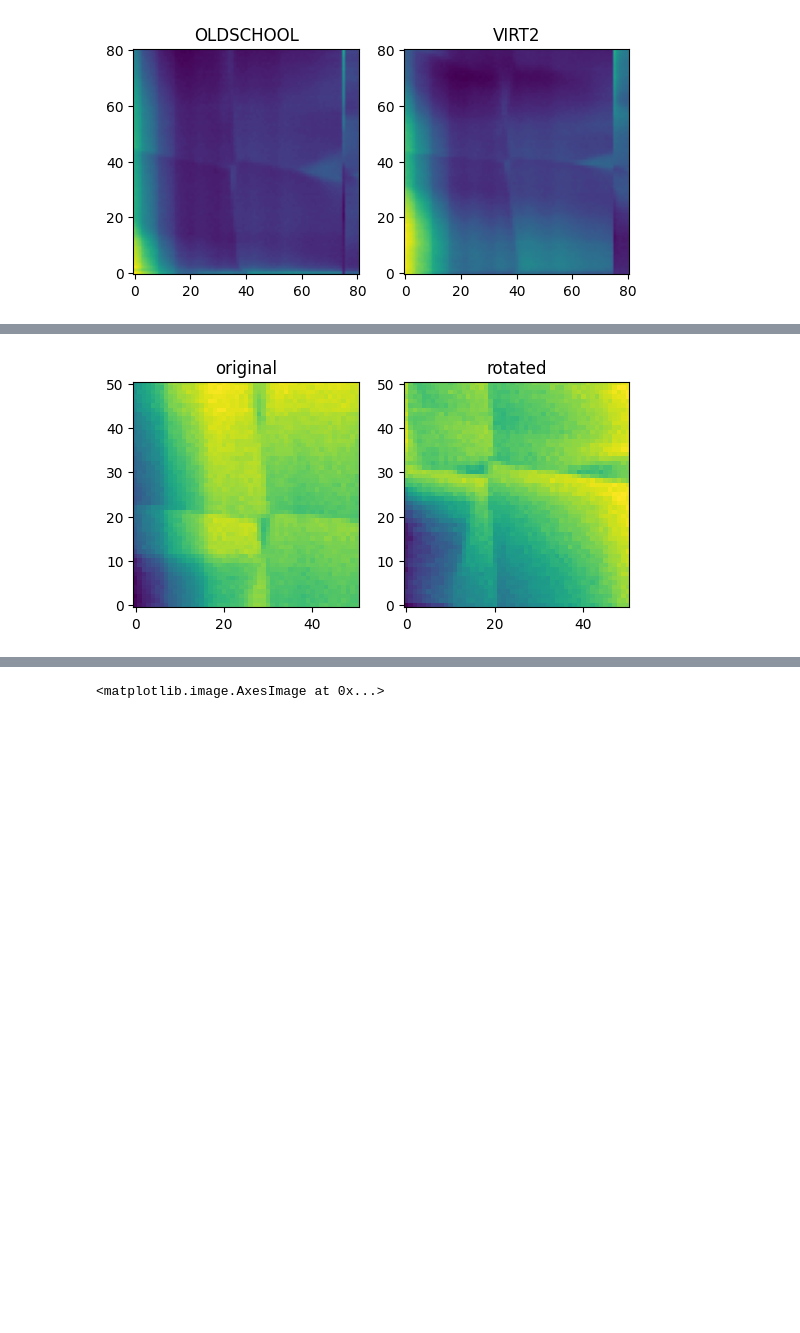
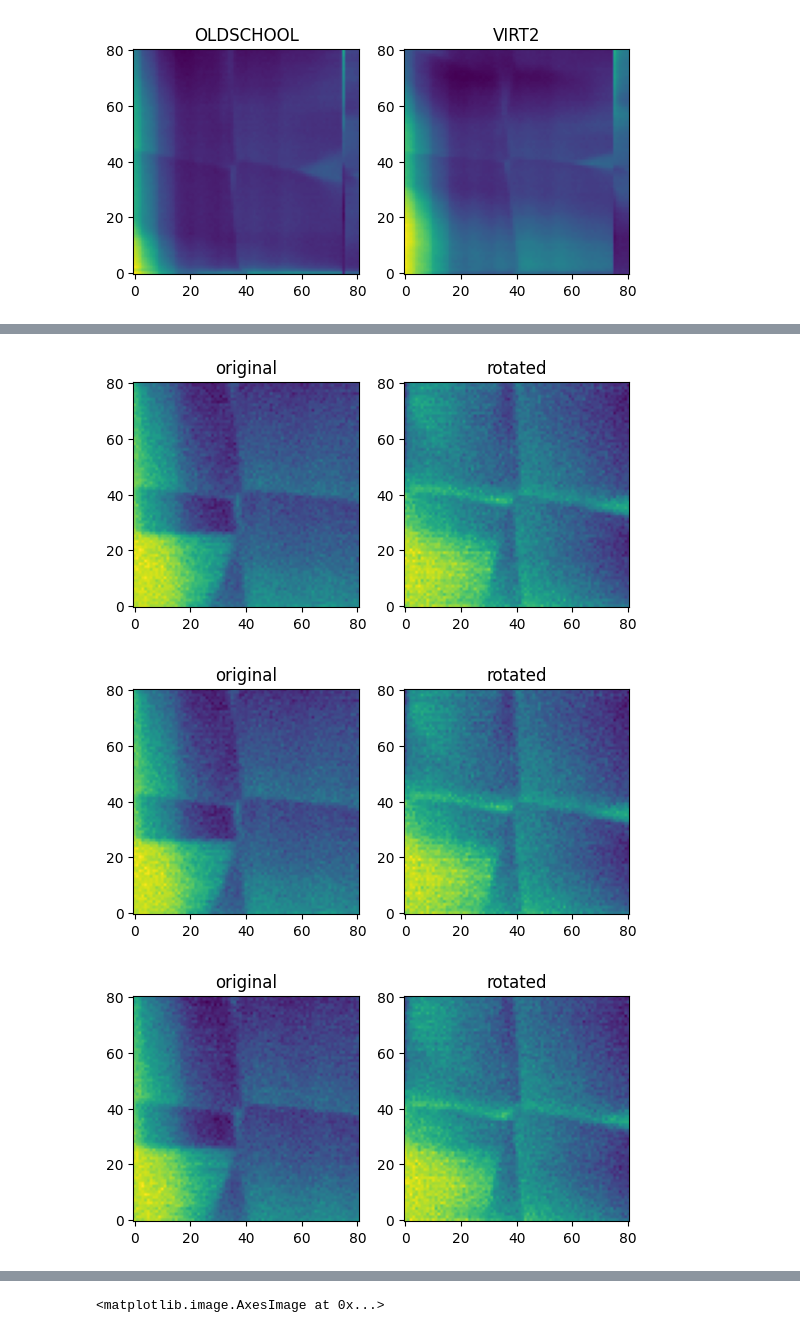
Before and after one commit to RasmusBC59/Qstream, a Jupyter notebook: qstream/qm/test_stuff_13JUN24.ipynb, the cells around one changed output, grey strips where cells are left out. Saved outputs shown, nothing was run; the diff lists cells and outputs as text; code cells hidden in the pictures; blank space fills up the shorter version.

```diff
--- a/qstream/qm/test_stuff_13JUN24.ipynb
+++ b/qstream/qm/test_stuff_13JUN24.ipynb
@@ -174,8 +174,8 @@ dividers = {'left_inner_dot_plunger':left_divider, 'right_inner_dot_plunger':rig
             'left_inner_dot_plunger_copy':left_divider, 'right_inner_dot_plunger_copy':right_divider}
 machine.VirtualGateSet1 = VirtualGateSet(
     gates=["#/gates/left_inner_dot_plunger", "#/gates/right_inner_dot_plunger"], # Be careful with ordering
-    virtual_gates={"left_inner_dot_plunger": [1*left_divider,0],
-                    "right_inner_dot_plunger": [0,1*right_divider],
+    virtual_gates={"V_left_inner_dot_plunger": [1, 0], # [1*left_divider,0*right_divider],
+                    "V_right_inner_dot_plunger": [0,1], #[0*left_divider,1*right_divider],
                     },
     pulse_defaults=[
         pulses.SquarePulse(amplitude=None, length=None),
@@ -185,8 +185,8 @@ machine.VirtualGateSet1 = VirtualGateSet(
 
 machine.VirtualGateSet2 = VirtualGateSet(
     gates=["#/gates/left_inner_dot_plunger_copy", "#/gates/right_inner_dot_plunger_copy"], # Be careful with ordering
-    virtual_gates={"left_inner_dot_plunger_copy": [1*left_divider,0],
-                    "right_inner_dot_plunger_copy": [0,1*right_divider],
+    virtual_gates={"V_left_inner_dot_plunger": [1, 0], # [1*left_divider,0*right_divider],
+                    "V_right_inner_dot_plunger": [0,1], #[0*left_divider,1*right_divider],
                     },
     pulse_defaults=[
         pulses.SquarePulse(amplitude=None, length=None),
@@ -278,12 +286,12 @@ old_params = False
 k_params = {'qmm': qmm,
             'QuAM':machine,
             'resolution':81,
-            'readout_time_us': 3,
+            'readout_time_us': 1,
             'readout_amplitude':0.1,
             'dividers': dividers,
             'buffer_time_ns': 400,
             'opx_repetitions': 100,
-            'sweep_range': 0.01,
+            'sweep_range': 0.005,
             'integration_weights_angle':2.475,
             }
 
@@ -400,14 +408,14 @@ data fetcher done
 [figure]
 [figure]
 # %%
-measurer = Virt2(**old_k_params)
+measurer = Virt2(**k_params)
 print('compile done')
 measurer.start_acquisition()
 print('data fetcher done')
 # print('started')
 datasets1 = []
 
-for i in range(1):
+for i in range(3):
     datasets1.append(measurer.fetch_results())
 measurer.job.halt()
 
@@ -415,13 +423,13 @@ print('1 done')
 # measurer = Virt2(**k_params)
 # print('compile done')
 virtualisation_matrix = np.array([[0,1],[1,0]])
-overrides = measurer.get_overrides_from_virtualisation_matrix(virtualisation_matrix)
+overrides = measurer.get_overrides_from_virtual_matrix(virtualisation_matrix)
 measurer.start_acquisition(overrides = overrides)
 print('data fetcher done')
 # print('started')
 datasets2 = []
 
-for i in range(1):
+for i in range(3):
     datasets2.append(measurer.fetch_results())
 measurer.job.halt()
 
@@ -438,5 +447,7 @@ for dset1, dset2 in zip(datasets1, datasets2):
 compile done
 data fetcher done
 1 done
 data fetcher done
-[figure, old version]
+[figure, new version]
+[figure, added]
+[figure, added]
```
Also changed, not shown: parts of 16 cells of this notebook, 2 other files.
